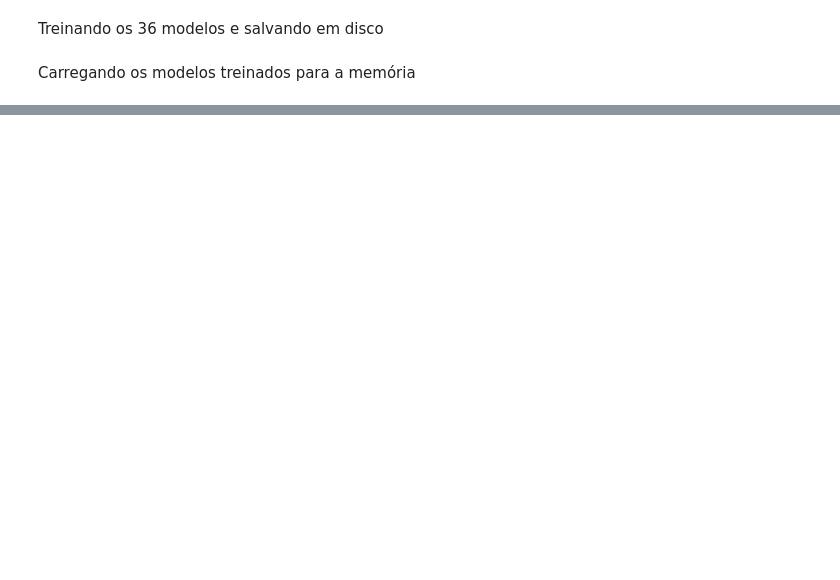
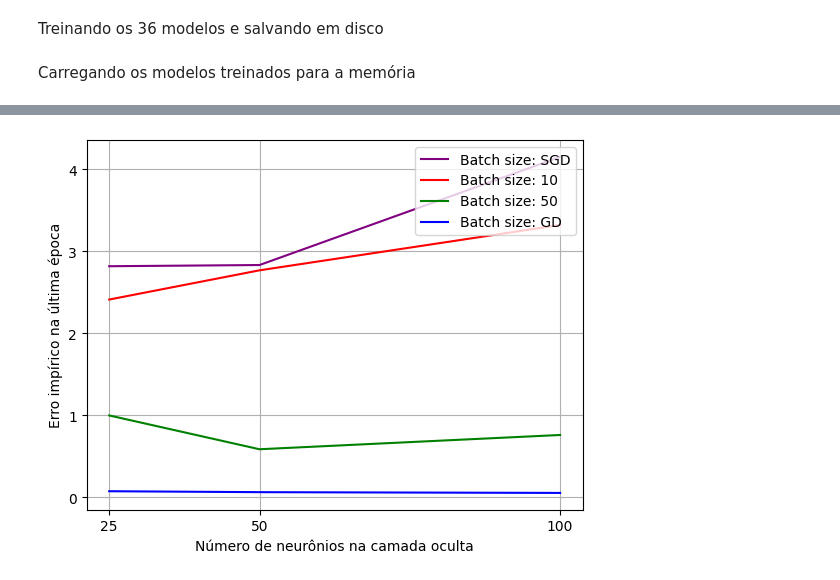
Before and after one commit to VictorHenrique317/ML-TP1, a Jupyter notebook: tp1-ml-victor.ipynb, the cells around one changed output, grey strips where cells are left out. Saved outputs shown, nothing was run; the diff lists cells and outputs as text; code cells hidden in the pictures; blank space fills up the shorter version.

```diff
--- a/tp1-ml-victor.ipynb
+++ b/tp1-ml-victor.ipynb
@@ -252,0 +243,4 @@ plt.show()
+# %%
+displayNeuronErrors()
+# %% [output]
+[figure, added]
```
Also changed, not shown: parts of 13 cells of this notebook.
